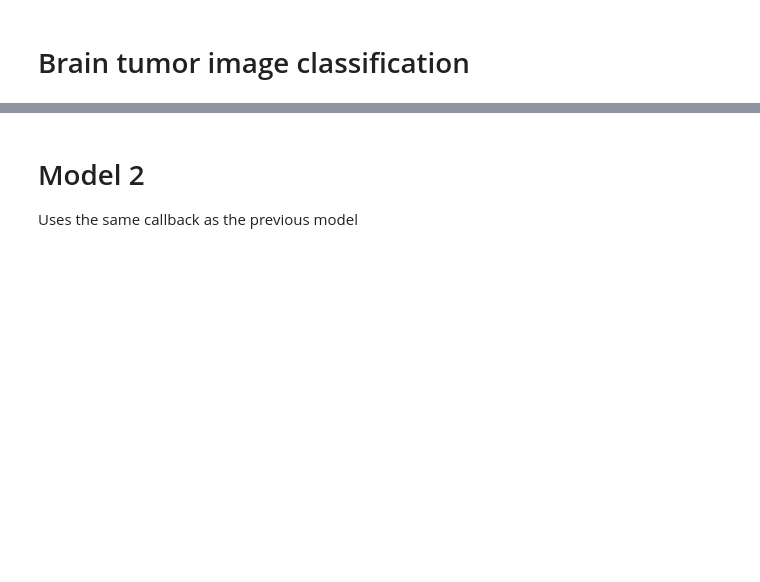
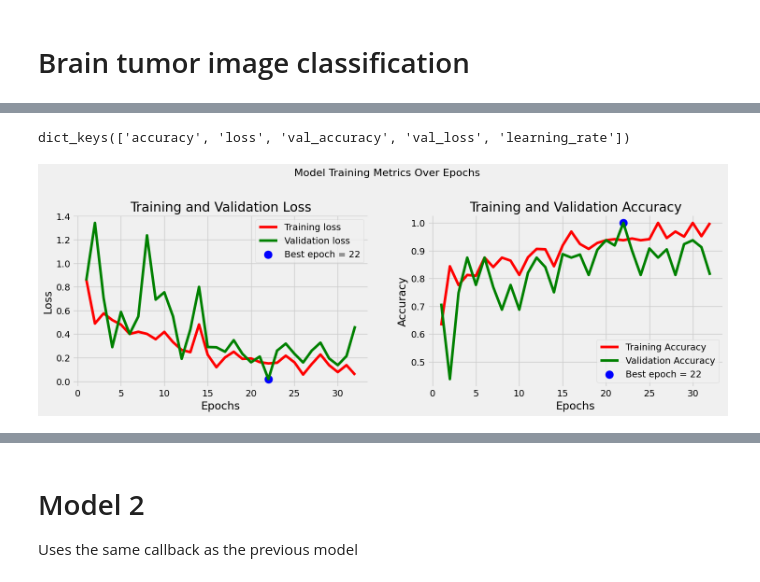
Before and after one commit to Mikkelml/brain_project, a Jupyter notebook: brain_img_classifier.ipynb, the cells around one changed output, grey strips where cells are left out. Drawn from its saved outputs; the diff is of its cells as text; code cells hidden in the pictures; blank space fills up the shorter version.

Commit message:
new plots for model eval

```diff
--- a/brain_img_classifier.ipynb
+++ b/brain_img_classifier.ipynb
@@ -103,2 +131,4 @@ train_df, test_df
 # %%
-valid_df, test_df = train_test_split(test_df, test_size=0.8, random_state=20, stratify=test_df['Class'])
+valid_df, test_df = train_test_split(test_df, test_size=0.5, random_state=20, stratify=test_df['test_labels_df'])
+# %%
+valid_df.rename(columns={'test_path_df':'valid_path_df', 'test_labels_df':'valid_labels_df'}, inplace=True)
@@ -193,9 +264,9 @@ train_gen = train_datagen.flow_from_dataframe(train_df,
                                               class_mode='categorical',
                                               seed=seed)
 
-valid_gen = _gen.flow_from_dataframe(valid_df,
-                                     x_col='Class Path',
-                                     y_col='Class',
+valid_gen = train_datagen.flow_from_dataframe(valid_df,
+                                     x_col='valid_path_df',
+                                     y_col='valid_labels_df',
                                      batch_size=batch_size,
                                      target_size=img_size)
 
@@ -238,7 +323,7 @@ image_shape = (img_size[0], img_size[1], 3)
 epochs = 40
 steps_per_epoch = train_gen.samples // batch_size
 
-val_steps = test_gen.samples // batch_size
+val_steps = valid_gen.samples // batch_size
 
 print(f'The image size: {image_shape}')
 print(f'The amount of epochs: {epochs}')
@@ -302,5 +468,7 @@ model1_hist = model1.fit(train_gen,
 # %%
 print(model1_hist.history.keys())
+# %% [output]
+dict_keys(['accuracy', 'loss', 'val_accuracy', 'val_loss', 'learning_rate'])
 # %%
 def plot_model_hist(model_hist):
     plt.plot(model_hist.history['accuracy'])
@@ -322,72 +508,47 @@ def plot_model_hist(model_hist):
 # %%
-tr_acc = hist.history['accuracy']
-tr_loss = hist.history['loss']
-tr_per = hist.history['precision']
-tr_recall = hist.history['recall']
-val_acc = hist.history['val_accuracy']
-val_loss = hist.history['val_loss']
-val_per = hist.history['val_precision']
-val_recall = hist.history['val_recall']
+tr_acc = model1_hist.history['accuracy']
+tr_loss = model1_hist.history['loss']
+
+val_acc = model1_hist.history['val_accuracy']
+val_loss = model1_hist.history['val_loss']
+
 
 index_loss = np.argmin(val_loss)
 val_lowest = val_loss[index_loss]
 index_acc = np.argmax(val_acc)
 acc_highest = val_acc[index_acc]
-index_precision = np.argmax(val_per)
-per_highest = val_per[index_precision]
-index_recall = np.argmax(val_recall)
-recall_highest = val_recall[index_recall]
+
 
 Epochs = [i + 1 for i in range(len(tr_acc))]
 loss_label = f'Best epoch = {str(index_loss + 1)}'
 acc_label = f'Best epoch = {str(index_acc + 1)}'
-per_label = f'Best epoch = {str(index_precision + 1)}'
-recall_label = f'Best epoch = {str(index_recall + 1)}'
 
 
-plt.figure(figsize=(20, 12))
+plt.figure(figsize=(16, 10))
 plt.style.use('fivethirtyeight')
 
 
 plt.subplot(2, 2, 1)
 plt.plot(Epochs, tr_loss, 'r', label='Training loss')
 plt.plot(Epochs, val_loss, 'g', label='Validation loss')
 plt.scatter(index_loss + 1, val_lowest, s=150, c='blue', label=loss_label)
 plt.title('Training and Validation Loss')
 plt.xlabel('Epochs')
 plt.ylabel('Loss')
 plt.legend()
 plt.grid(True)
 
 plt.subplot(2, 2, 2)
 plt.plot(Epochs, tr_acc, 'r', label='Training Accuracy')
 plt.plot(Epochs, val_acc, 'g', label='Validation Accuracy')
 plt.scatter(index_acc + 1, acc_highest, s=150, c='blue', label=acc_label)
 plt.title('Training and Validation Accuracy')
 plt.xlabel('Epochs')
 plt.ylabel('Accuracy')
 plt.legend()
 plt.grid(True)
 
-plt.subplot(2, 2, 3)
-plt.plot(Epochs, tr_per, 'r', label='Precision')
-plt.plot(Epochs, val_per, 'g', label='Validation Precision')
-plt.scatter(index_precision + 1, per_highest, s=150, c='blue', label=per_label)
-plt.title('Precision and Validation Precision')
-plt.xlabel('Epochs')
-plt.ylabel('Precision')
-plt.legend()
-plt.grid(True)
-
-plt.subplot(2, 2, 4)
-plt.plot(Epochs, tr_recall, 'r', label='Recall')
-plt.plot(Epochs, val_recall, 'g', label='Validation Recall')
-plt.scatter(index_recall + 1, recall_highest, s=150, c='blue', label=recall_label)
-plt.title('Recall and Validation Recall')
-plt.xlabel('Epochs')
-plt.ylabel('Recall')
-plt.legend()
-plt.grid(True)
-
 plt.suptitle('Model Training Metrics Over Epochs', fontsize=16)
 plt.show()
+# %% [output]
+[figure, added]
```
Also changed, not shown: parts of 27 cells of this notebook.
